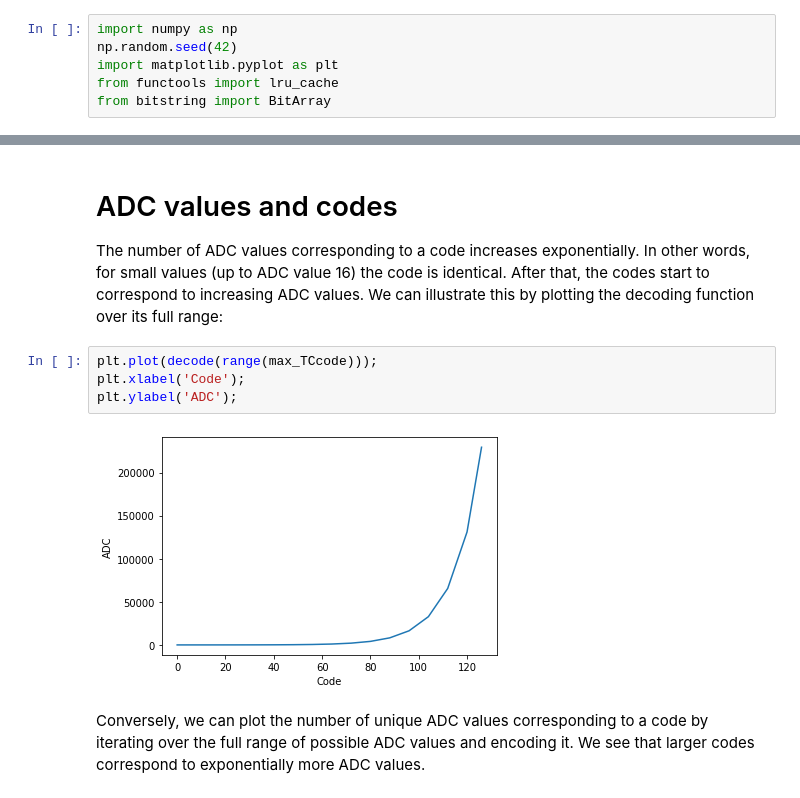
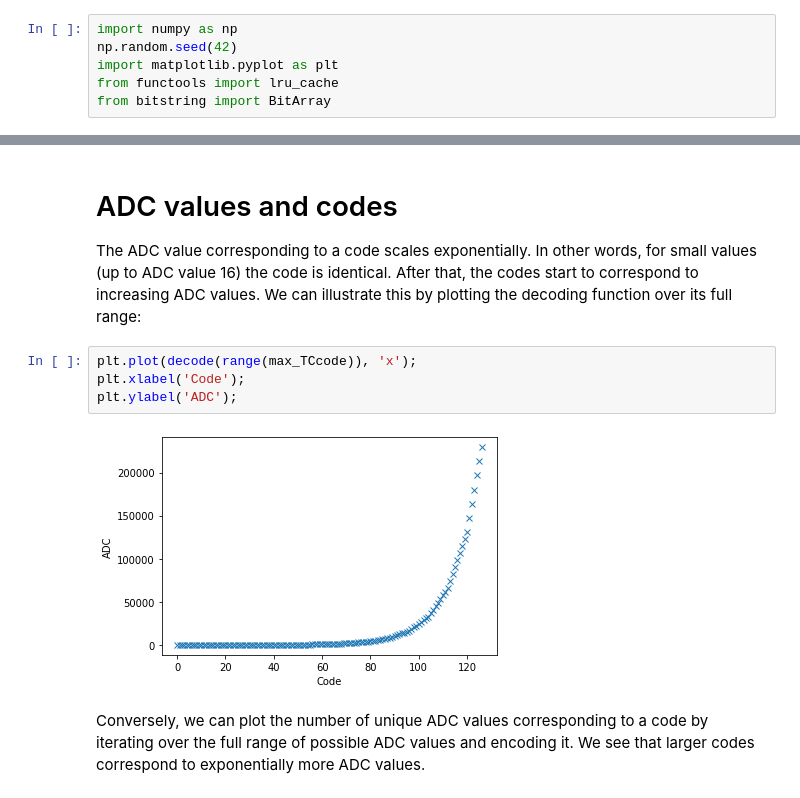
Before and after one commit to dpwinter/random_stuff, a Jupyter notebook: detector_data.ipynb, the cells around one changed output, grey strips where cells are left out. Saved outputs shown, nothing was run; the diff lists cells and outputs as text.

```diff
--- a/detector_data.ipynb
+++ b/detector_data.ipynb
@@ -51,12 +66,12 @@ def decode(code):
 # %% [markdown]
 # ADC values and codes
-The number of ADC values corresponding to a code increases exponentially. In other words, for small values (up to ADC value 16) the code is identical. After that, the codes start to correspond to increasing ADC values. We can illustrate this by plotting the decoding function over its full range:
+The ADC value corresponding to a code scales exponentially. In other words, for small values (up to ADC value 16) the code is identical. After that, the codes start to correspond to increasing ADC values. We can illustrate this by plotting the decoding function over its full range:
 # %%
-plt.plot(decode(range(max_TCcode)));
+plt.plot(decode(range(max_TCcode)), 'x');
 plt.xlabel('Code');
 plt.ylabel('ADC');
 # %% [output]
-[figure, old version]
+[figure, new version]
 # %% [markdown]
 Conversely, we can plot the number of unique ADC values corresponding to a code by iterating over the full range of possible ADC values and encoding it. We see that larger codes correspond to exponentially more ADC values.
 # %%
```
Also changed, not shown: parts of 25 cells of this notebook.
